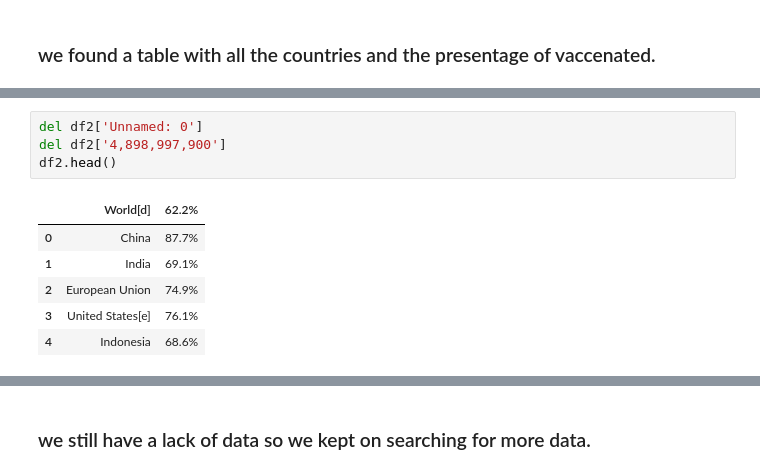
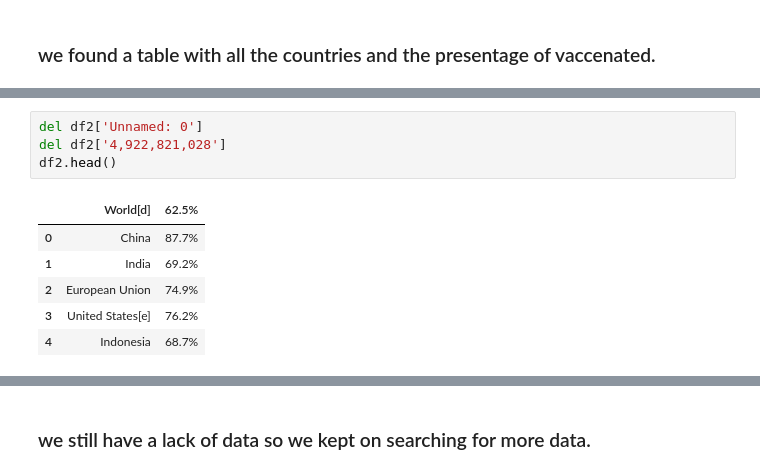
Before and after one commit to yeelacitron/Data-science-project, a Jupyter notebook: web scraping project.ipynb, the cells around one changed output, grey strips where cells are left out. Drawn from its saved outputs; the diff is of its cells as text.

```diff
--- a/web scraping project.ipynb
+++ b/web scraping project.ipynb
@@ -174,15 +141,15 @@ dtypes: float64(1), int64(1), object(2)
 memory usage: 7.0+ KB
 # %%
 del df2['Unnamed: 0']
-del df2['4,898,997,900']
+del df2['4,922,821,028']
 df2.head()
 # %% [output]
-|  | World[d] | 62.2% |
+|  | World[d] | 62.5% |
 | 0 | China | 87.7% |
-| 1 | India | 69.1% |
+| 1 | India | 69.2% |
 | 2 | European Union | 74.9% |
-| 3 | United States[e] | 76.1% |
-| 4 | Indonesia | 68.6% |
+| 3 | United States[e] | 76.2% |
+| 4 | Indonesia | 68.7% |
 # %%
 df2.rename({'World[d]': 'Country','62.2%':'vaccenated'}, axis=1, inplace=True)
 df2.head()
```
Also changed, not shown: parts of 143 cells of this notebook, 1 other file.
